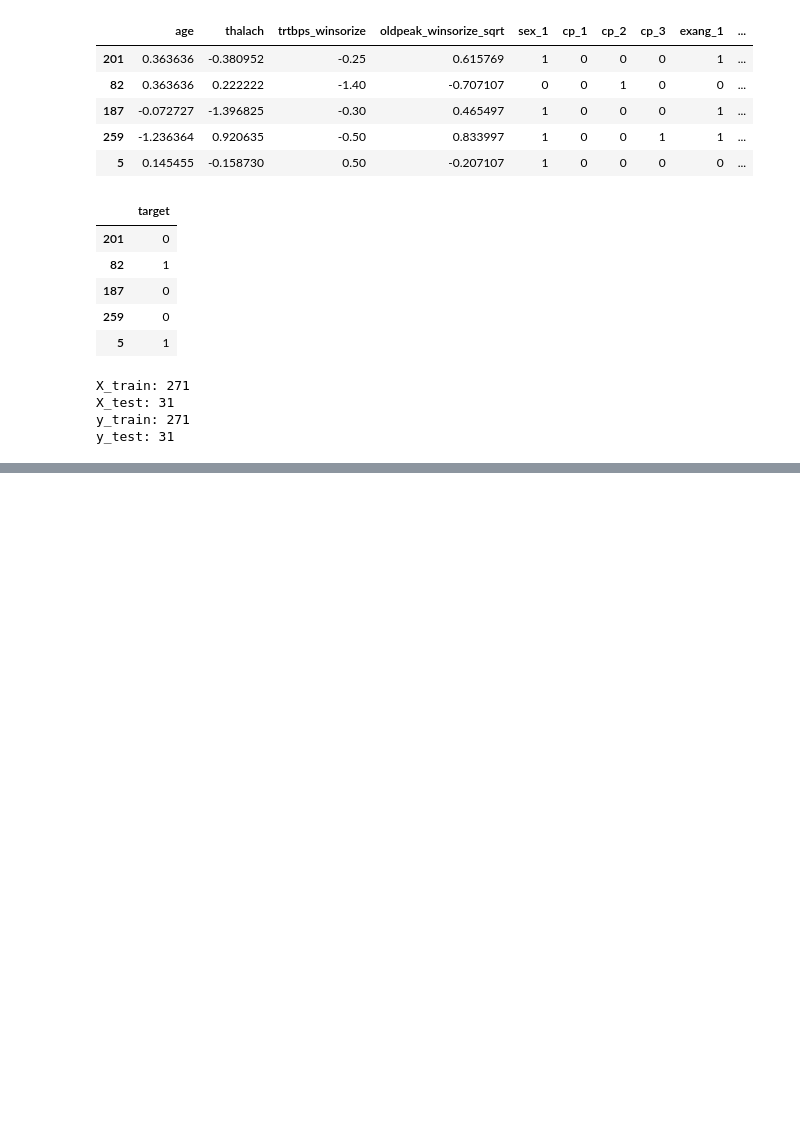
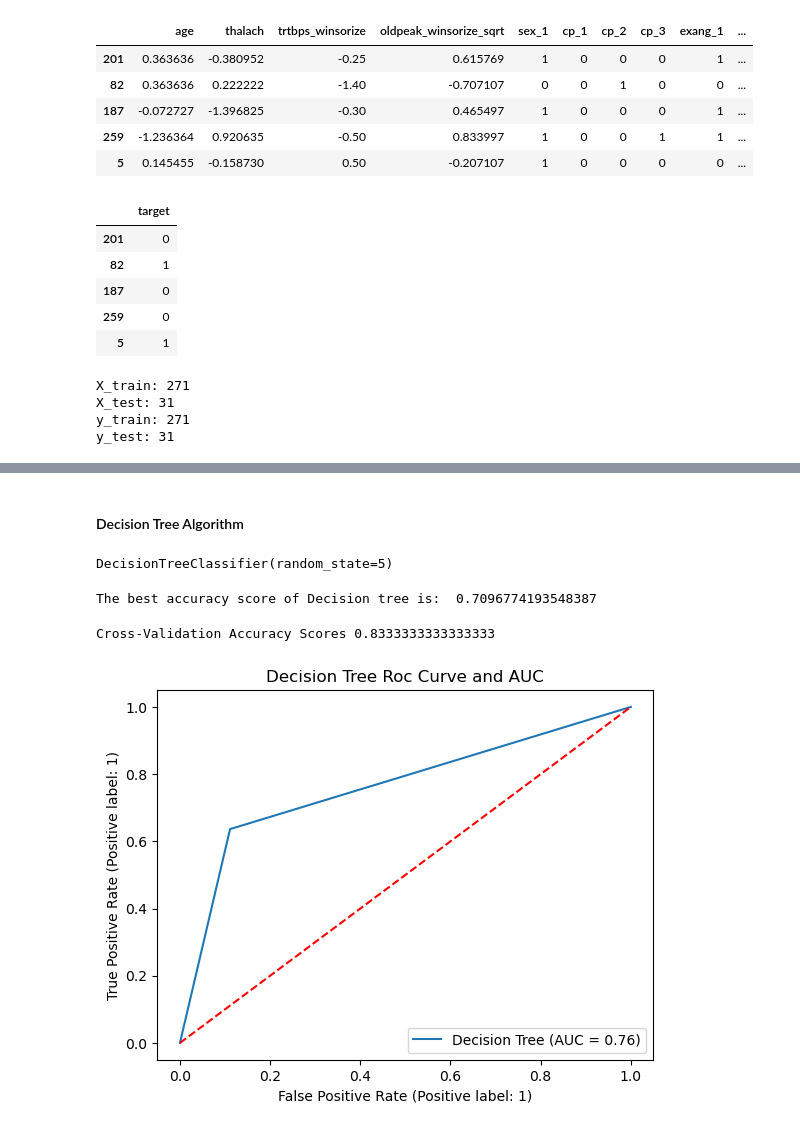
Before and after one commit to gokturkberke/heart-attack-prediction, a Jupyter notebook: Modelling.ipynb, the cells around one changed output, grey strips where cells are left out. Cells and saved outputs as stored; diff of their text form; code cells hidden in the pictures; blank space fills up the shorter version.

```diff
--- a/PreparationForModelling.ipynb
+++ b/Modelling.ipynb
@@ -389,0 +513,2 @@ y_test: 31
+# %% [markdown]
+#### Decision Tree Algorithm
@@ -389,0 +517,6 @@ y_test: 31
+# %%
+dec_tree = DecisionTreeClassifier(random_state = 5)
+# %%
+dec_tree.fit(X_train,y_train)
+# %% [output]
+DecisionTreeClassifier(random_state=5)
@@ -389,0 +525,27 @@ y_test: 31
+# %%
+print("The best accuracy score of Decision tree is: " , accuracy_score(y_test,y_pred))
+# %% [output]
+The best accuracy score of Decision tree is:  0.7096774193548387
+# %%
+scores = cross_val_score(dec_tree,X_test,y_test,cv=10)
+print("Cross-Validation Accuracy Scores",scores.mean())
+# %% [output]
+Cross-Validation Accuracy Scores 0.8333333333333333
+# %%
+from sklearn.metrics import RocCurveDisplay
+import matplotlib.pyplot as plt
+
+
+RocCurveDisplay.from_estimator(
+    dec_tree,
+    X_test,
+    y_test,
+    name="Decision Tree"
+)
+
+
+plt.title("Decision Tree Roc Curve and AUC")
+plt.plot([0, 1], [0, 1], "r--") #kirmizi renkte kesik cizgi
+plt.show()
+# %% [output]
+[figure, added]
```
Also changed, not shown: parts of 29 cells of this notebook.
